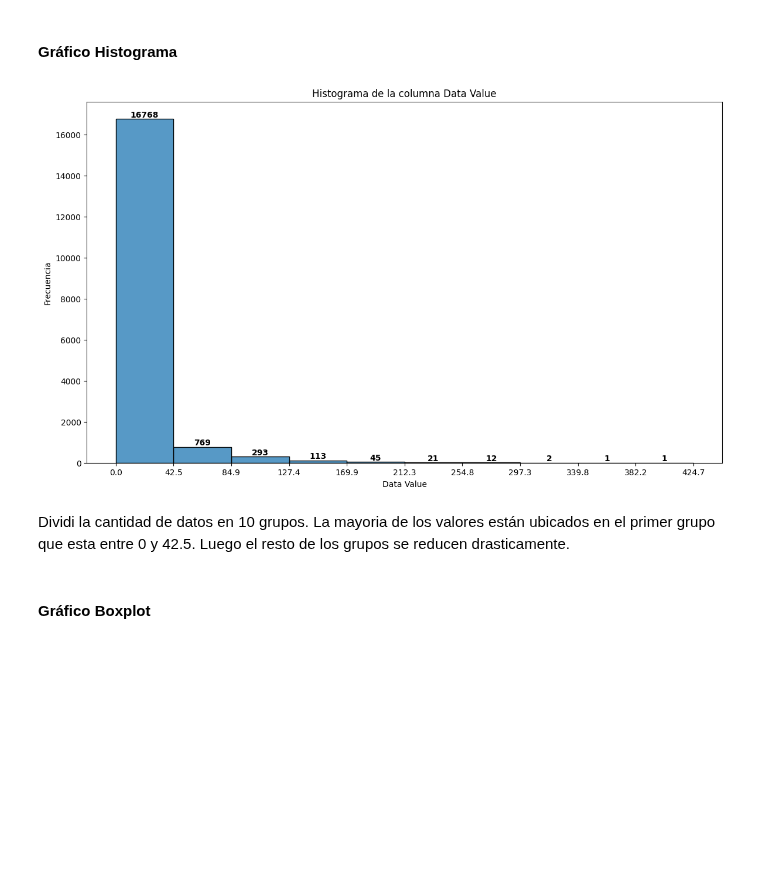
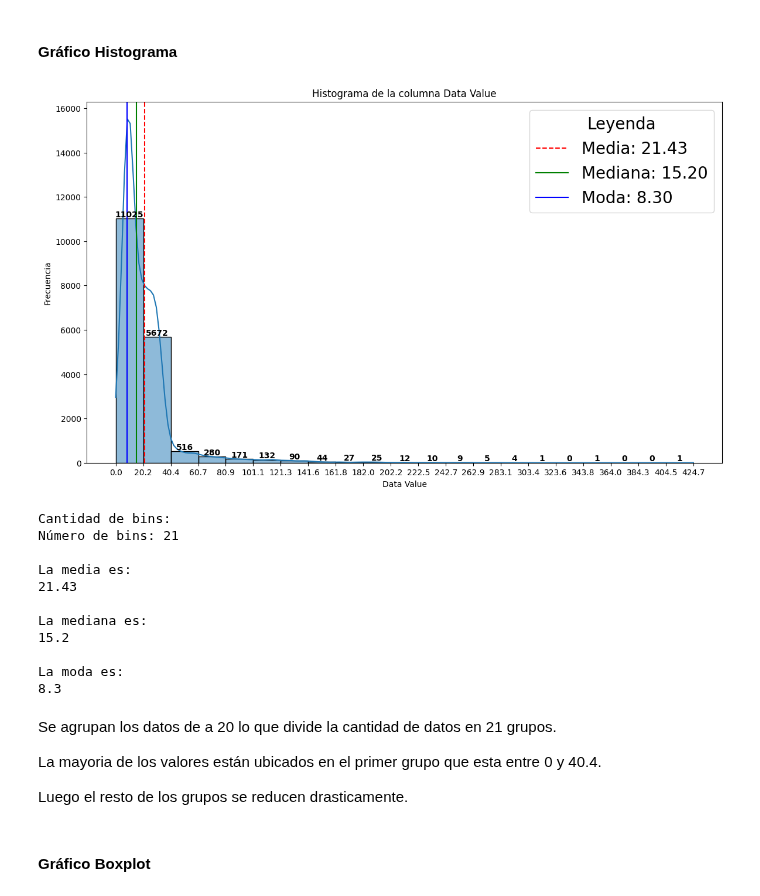
Before and after one commit to lmunozm1702/taxi_electrico_nyc, a Jupyter notebook: EDA/EDA-Calidad_de_Air_Quality.ipynb, the cells around one changed output. Drawn from its saved outputs; the diff is of its cells as text; code cells hidden in the pictures; blank space fills up the shorter version.

Commit message:
Se pulen detalles de Outliers y Distribucion del EDA Air Quality

```diff
--- a/EDA/EDA-Calidad_de_Air_Quality.ipynb
+++ b/EDA/EDA-Calidad_de_Air_Quality.ipynb
@@ -376,29 +377,69 @@ Limite Superior
 # %% [markdown]
 #### Gráfico Histograma
 # %%
+mean = np.mean(air_quality['Data Value'])
+median = np.median(air_quality['Data Value'])
+mode = stats.mode(air_quality['Data Value'])[0]
+
+binwidth = 20
+
+num_bins = int((np.max(air_quality['Data Value']) - np.min(air_quality['Data Value'])) / binwidth)
+
 plt.figure(figsize=(14, 8))
-hist = sns.histplot(x=air_quality['Data Value'], bins=10)
+hist = sns.histplot(x=air_quality['Data Value'], binwidth=binwidth, kde=True)
 plt.title('Histograma de la columna Data Value')
 plt.xlabel('Data Value')
 plt.ylabel('Frecuencia')
 
 for patch in hist.patches:
     freq = int(patch.get_height())
 
     x = patch.get_x() + patch.get_width() / 2
     y = freq
 
     hist.annotate(f'{freq}', (x, y), ha='center', va='bottom', fontsize=10, fontweight='bold', color='black', rotation=0)
 
 bin_width = hist.patches[0].get_width()
 bin_edges = np.arange(0, bin_width * len(hist.patches) + 1, bin_width)
 plt.xticks(bin_edges)
 
+plt.axvline(mean, color='r', linestyle='--', label=f'Media: {mean:.2f}')
+plt.axvline(median, color='g', linestyle='-', label=f'Mediana: {median:.2f}')
+plt.axvline(mode, color='b', linestyle='-', label=f'Moda: {mode:.2f}')
+
+plt.legend(title='Leyenda', fontsize=20, title_fontsize='20')
+
 plt.show()
+print('Cantidad de bins: ')
+print(f'Número de bins: {num_bins}')
+print()
+print('La media es: ')
+print(mean.round(2))
+print()
+print('La mediana es: ')
+print(median)
+print()
+print('La moda es: ')
+print(mode)
 # %% [output]
-[figure, old version]
+[figure, new version]
+Cantidad de bins:
+Número de bins: 21
+
+La media es:
+21.43
+
+La mediana es:
+15.2
+
+La moda es:
+8.3
 # %% [markdown]
-Dividi la cantidad de datos en 10 grupos. La mayoria de los valores están ubicados en el primer grupo que esta entre 0 y 42.5. Luego el resto de los grupos se reducen drasticamente.
+Se agrupan los datos de a 20 lo que divide la cantidad de datos en 21 grupos.
+
+La mayoria de los valores están ubicados en el primer grupo que esta entre 0 y 40.4.
+
+Luego el resto de los grupos se reducen drasticamente.
 # %% [markdown]
 #### Gráfico Boxplot
 # %%
```
Also changed, not shown: parts of 5 cells of this notebook.
